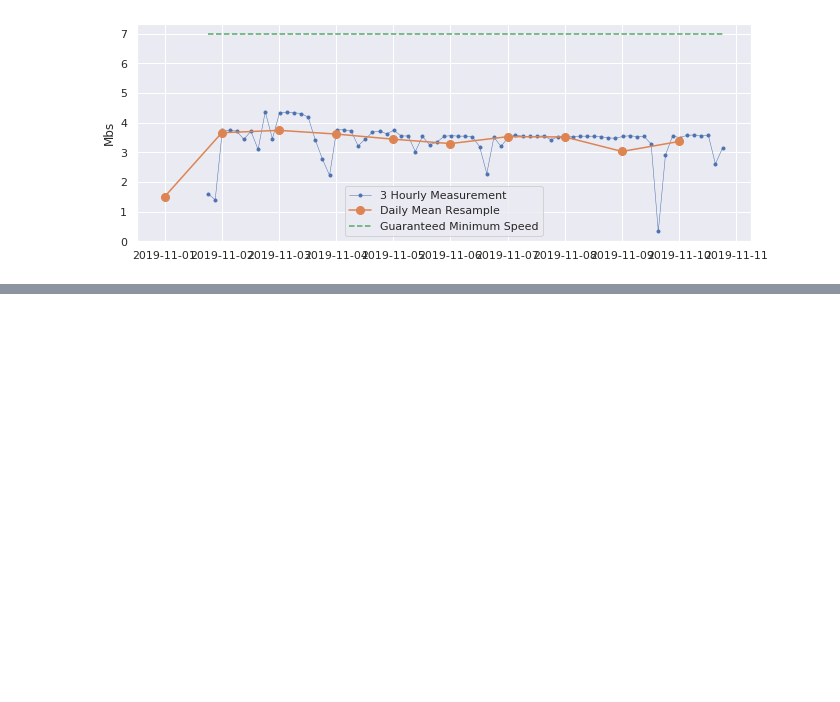
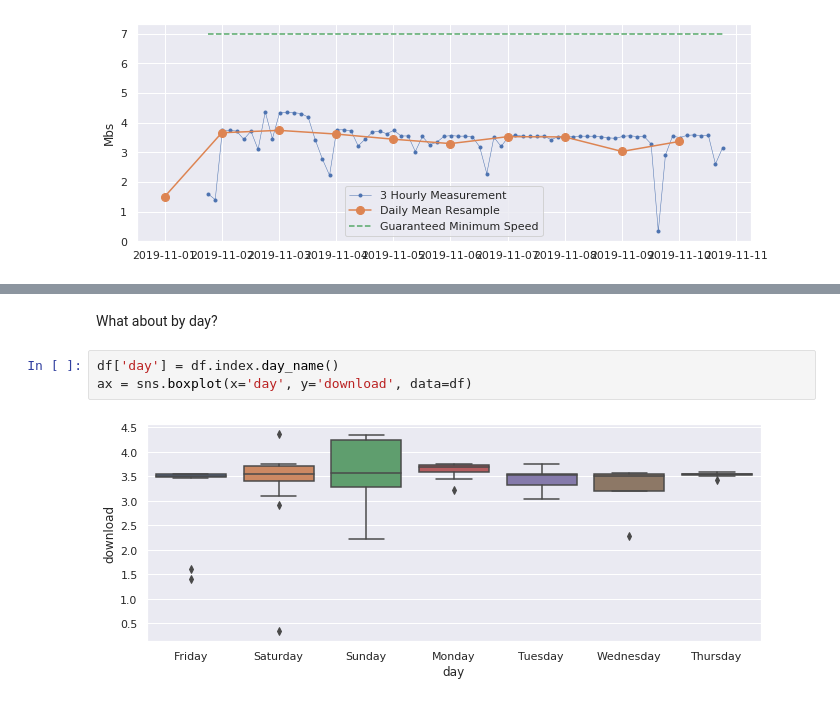
Before and after one commit to speccy-benji/speedtest, a Jupyter notebook: speedtest_analyse.ipynb, the cells around one changed output, grey strips where cells are left out. Cells and saved outputs as stored; diff of their text form; blank space fills up the shorter version.

```diff
--- a/speedtest_analyse.ipynb
+++ b/speedtest_analyse.ipynb
@@ -80,0 +104,7 @@ ax.legend();
+# %% [markdown]
+What about by day?
+# %%
+df['day'] = df.index.day_name()
+ax = sns.boxplot(x='day', y='download', data=df)
+# %% [output]
+[figure, added]
```
Also changed, not shown: parts of 6 cells of this notebook.
